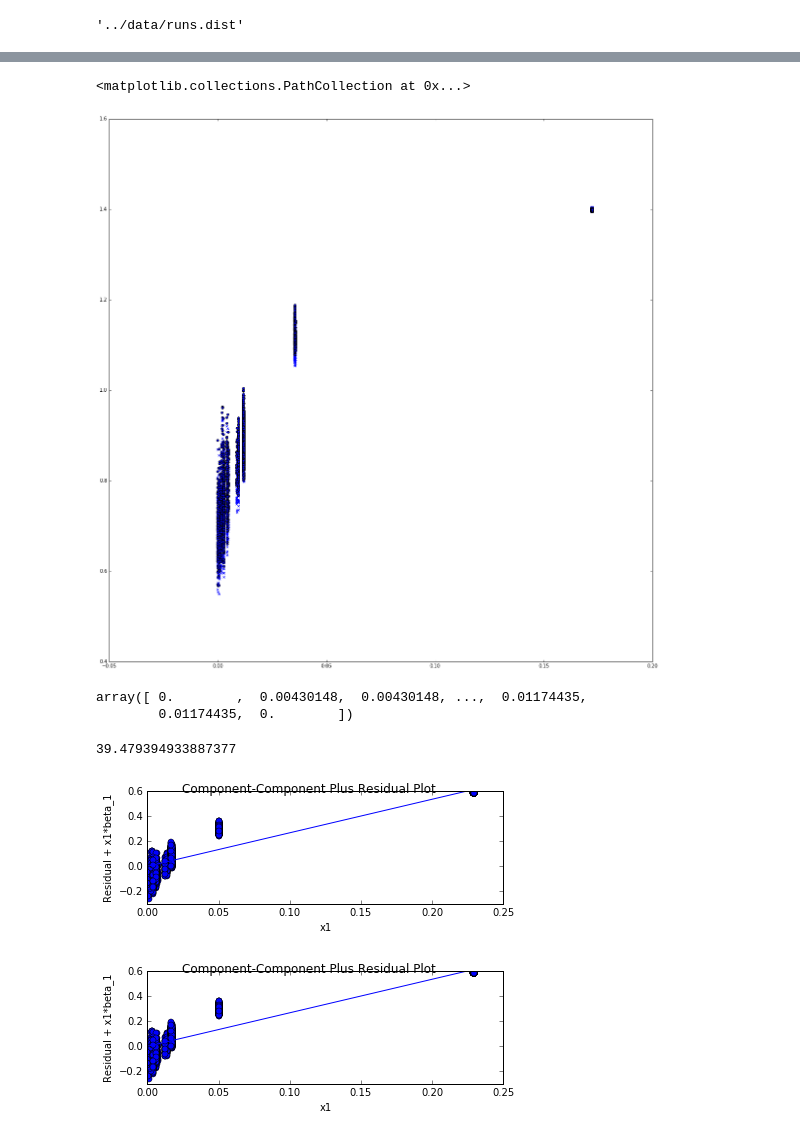
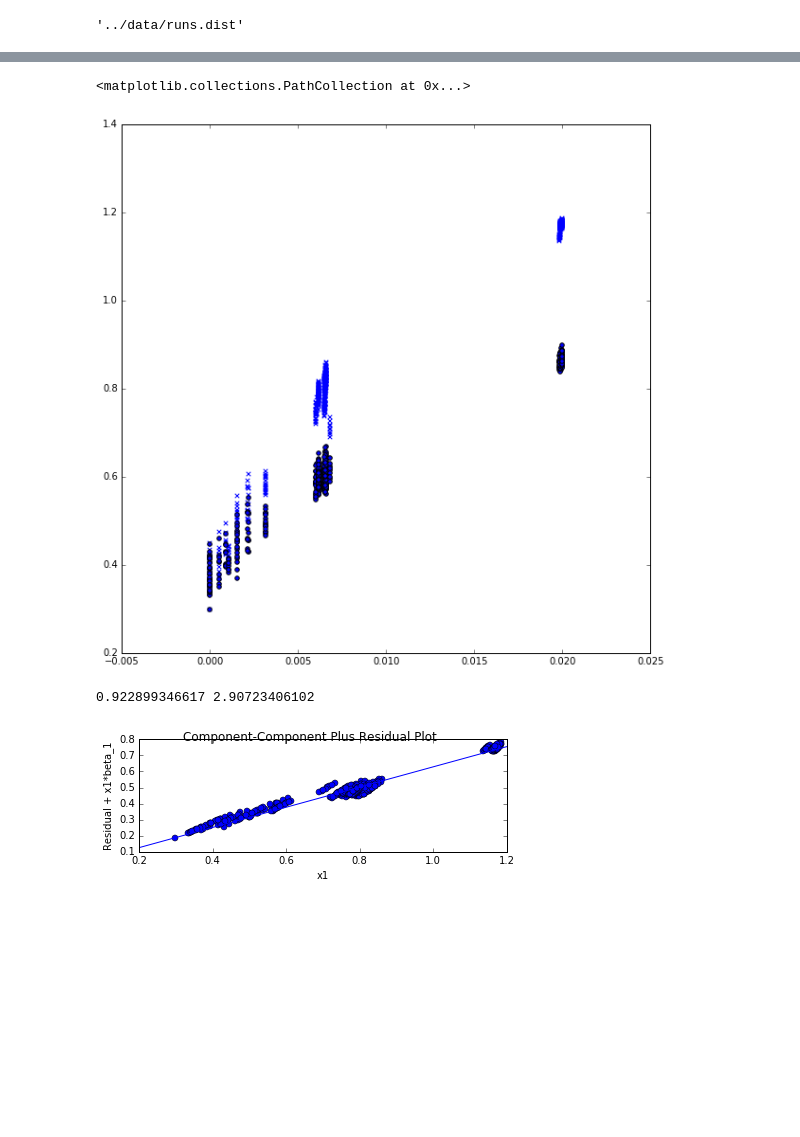
Before and after one commit to kdm9/kwip-experiments, a Jupyter notebook: ipynbs/distcompare.ipynb, the cells around one changed output, grey strips where cells are left out. Saved outputs shown, nothing was run; the diff lists cells and outputs as text; code cells hidden in the pictures; blank space fills up the shorter version.

Commit message:
Update distance comparison ipynb

```diff
--- a/ipynbs/distcompare.ipynb
+++ b/ipynbs/distcompare.ipynb
@@ -15,7 +19,7 @@ samp = skbio.read("../data/sample.nwk", into=TreeNode)
 # %%
 tdist = samp.tip_tip_distances()
 # %%
-num_runs = 2
+num_runs = 3
 runs = DistanceMatrix(
     np.repeat(np.repeat(dist.data,num_runs, axis=1), num_runs, axis=0))
 runs.ids = ['{}-{}'.format(g, i) for g in dist.ids for i in range(num_runs)]
@@ -32,3 +31,3 @@ array([ 0.        ,  0.00431074,  0.00431074, ...,  0.01181359,
 # %%
-kwip_mat = DistanceMatrix.read("../data/kwip/5x-wip.dist")
+kwip_mat = DistanceMatrix.read("../data/kwip/0.1.10/0.1.10-20x-wip.dist")
 # %%
@@ -45,25 +44,20 @@ ax.scatter(wip, ip, marker='x')
 # %%
-fig, ax = plt.subplots(figsize=(20,20))
+fig, ax = plt.subplots(figsize=(10,10))
 ax.scatter(truth, wip, marker='x')
 ax.scatter(truth, ip, marker='o')
 # %% [output]
 <matplotlib.collections.PathCollection at 0x...>
-[figure, old version]
+[figure, new version]
-# %%
-np.log1p(truth)
-# %% [output]
-array([ 0.        ,  0.00430148,  0.00430148, ...,  0.01174435,
-        0.01174435,  0.        ])
 # %%
-x = sm.add_constant(np.log2(truth + 1))
-r = sm.OLS(wip, x)
-
-f = r.fit()
-f.ssr
+X = sm.add_constant(truth)
+y = wip
+o = sm.OLS(y, X)
+f = o.fit()
+f.summary()
+print f.rsquared_adj, f.ssr
 # %% [output]
-39.479394933887377
+0.922899346617 2.90723406102
 # %%
-sm.graphics.plot_ccpr_grid(f)
+_ =sm.graphics.plot_ccpr_grid(f)
 # %% [output]
-[figure, old version]
+[figure, new version]
-[figure, removed]
```
Also changed, not shown: parts of 4 cells of this notebook.
